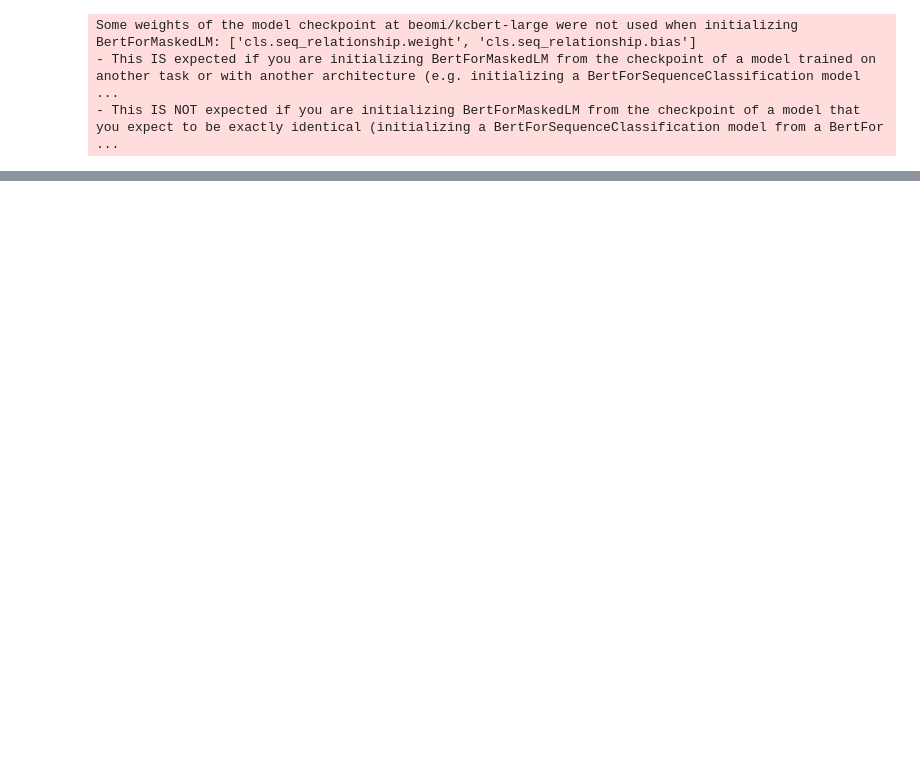
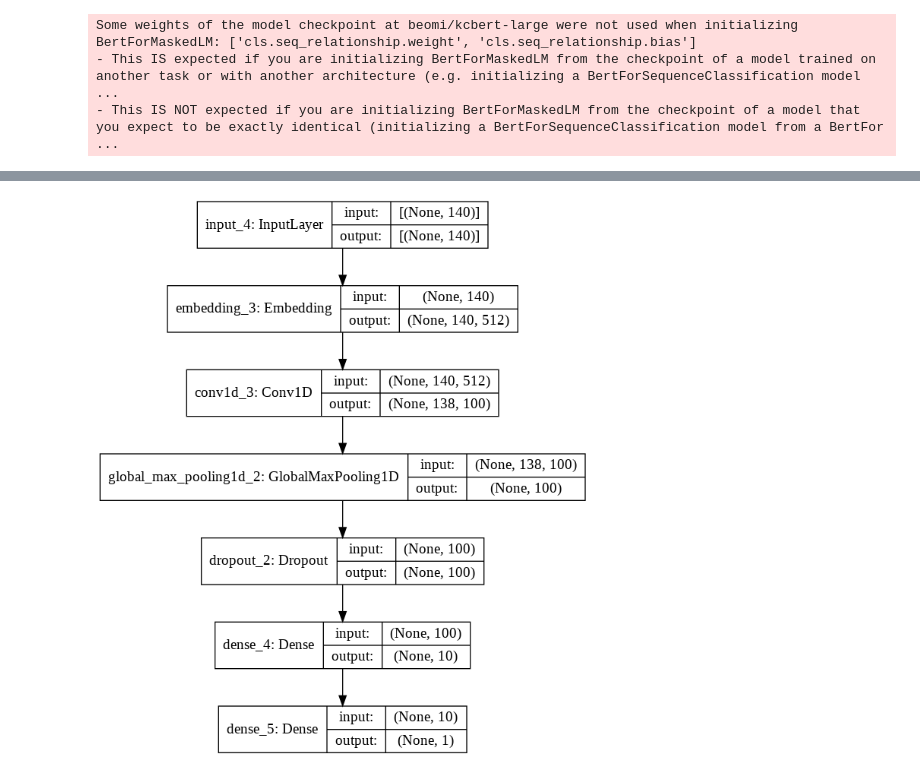
Before and after one commit to yjbong/SentimentAnalysis, a Jupyter notebook: Korean/sentiment_korean.ipynb, the cells around one changed output, grey strips where cells are left out. Cells and saved outputs as stored; diff of their text form; code cells hidden in the pictures; blank space fills up the shorter version.

```diff
--- a/Korean/sentiment_korean.ipynb
+++ b/Korean/sentiment_korean.ipynb
@@ -221,3 +218,9 @@ files.download("sample.csv")
 # %% [output]
 [interactive output not drawn]
 [interactive output not drawn]
+# %%
+from keras.utils.vis_utils import plot_model
+loaded_model = load_model('SentimentModel')
+plot_model(loaded_model, to_file='model_plot.png', show_shapes=True, show_layer_names=True)
+# %% [output]
+[figure, added]
```
Also changed, not shown: parts of 7 cells of this notebook, 2 other files.
